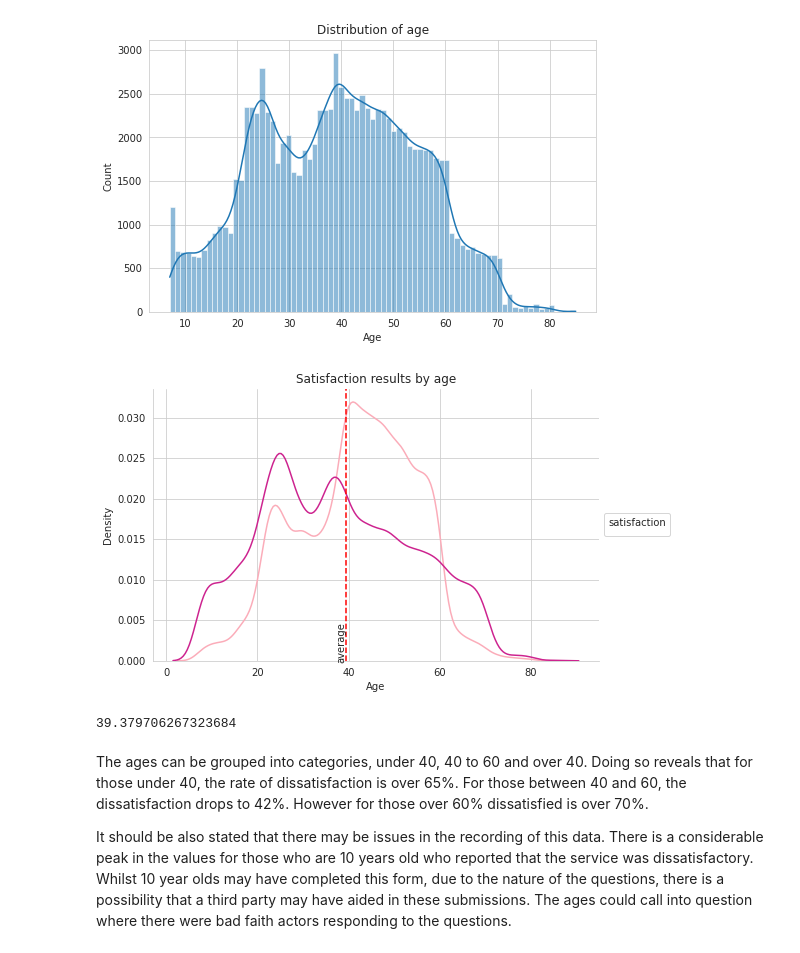
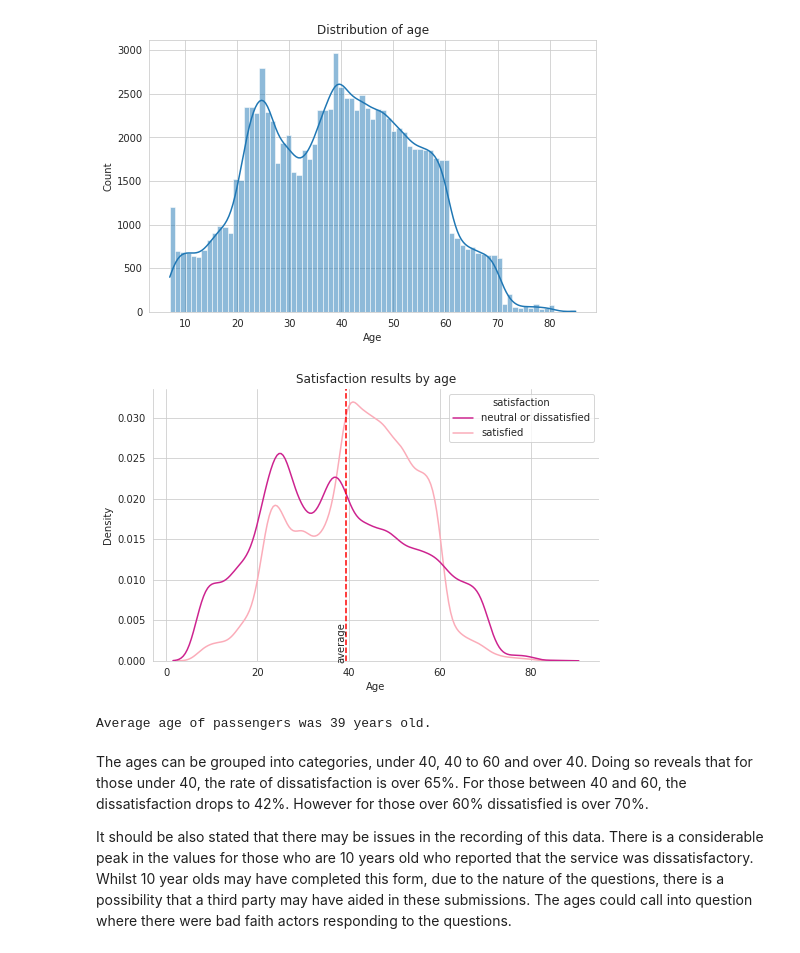
Before and after one commit to Lostinworlds/AirlinePassengerSatisfaction, a Jupyter notebook: eda-data-viz-airline-passenger-satisfaction.ipynb, the cells around one changed output. Saved outputs shown, nothing was run; the diff lists cells and outputs as text; code cells hidden in the pictures.

Commit message:
Kaggle Notebook | EDA & Visualisation | Passenger Satisfaction | Version 4

```diff
--- a/eda-data-viz-airline-passenger-satisfaction.ipynb
+++ b/eda-data-viz-airline-passenger-satisfaction.ipynb
@@ -16,9 +23,6 @@ import pandas as pd
 
 # kaggle specific library for reading data
 import os
-for dirname, _, filenames in os.walk('/kaggle/input'):
-    for filename in filenames:
-        print(os.path.join(dirname, filename))
 
 # libraries for data visualisation
 import matplotlib.pyplot as plt
@@ -26,4 +30,11 @@ import seaborn as sns
 
 #set style of graphs
 sns.set_style("whitegrid")
+
+# import data
+train = pd.read_csv("/kaggle/input/airline-passenger-satisfaction/train.csv", index_col = "Unnamed: 0" )
+test =  pd.read_csv("/kaggle/input/airline-passenger-satisfaction/test.csv", index_col = "Unnamed: 0"  )
+
+# show to 5 rows of train data.
+train.head()
 # %% [output]
@@ -39,4 +47,0 @@ In this specific part of the project, each variable will be examined in turn to
-# %%
-# import data
-train = pd.read_csv("/kaggle/input/airline-passenger-satisfaction/train.csv", )
-test =  pd.read_csv("/kaggle/input/airline-passenger-satisfaction/test.csv", )
@@ -132,4 +135,0 @@ test.isnull().sum().reset_index(name = "Null values").set_index("index")
-# %%
-# drop unnamed column
-train.drop("Unnamed: 0", axis = 1, inplace = True)
-test.drop("Unnamed: 0", axis = 1, inplace = True)
@@ -259,21 +268,22 @@ plt.show()
 # %%
 # create graph
 plt.figure(figsize = (8,5))
 sns.kdeplot(data = train, x= "Age", hue = "satisfaction", common_norm = False, palette ="RdPu_r")
 
 # format graph
 plt.title("Satisfaction results by age")
 sns.despine(top = True, right = True, left = False, bottom = False)
-plt.legend(loc='center left', bbox_to_anchor=(1, 0.5),  title = "satisfaction")
+#plt.legend(loc='center left', bbox_to_anchor=(1, 0.5),  title = "satisfaction")
 plt.axvline(train["Age"].mean(),ls = "--", color = "red")
 plt.text(train["Age"].mean()-2,0,'average',rotation=90)
 plt.show()
 # %% [output]
-[figure, old version]
+[figure, new version]
-# %%
-train["Age"].mean()
-# %% [output]
-39.379706267323684
+# %%
+avg_age = int(train["Age"].mean())
+print(f"Average age of passengers was {avg_age} years old.")
+# %% [output]
+Average age of passengers was 39 years old.
 # %% [markdown]
 The ages can be grouped into categories, under 40, 40 to 60 and over 40. Doing so reveals that for those under 40, the rate of dissatisfaction is over 65%. For those between 40 and 60, the dissatisfaction drops to 42%. However for those over 60% dissatisfied is over 70%.
 
```
Also changed, not shown: parts of 44 cells of this notebook.
